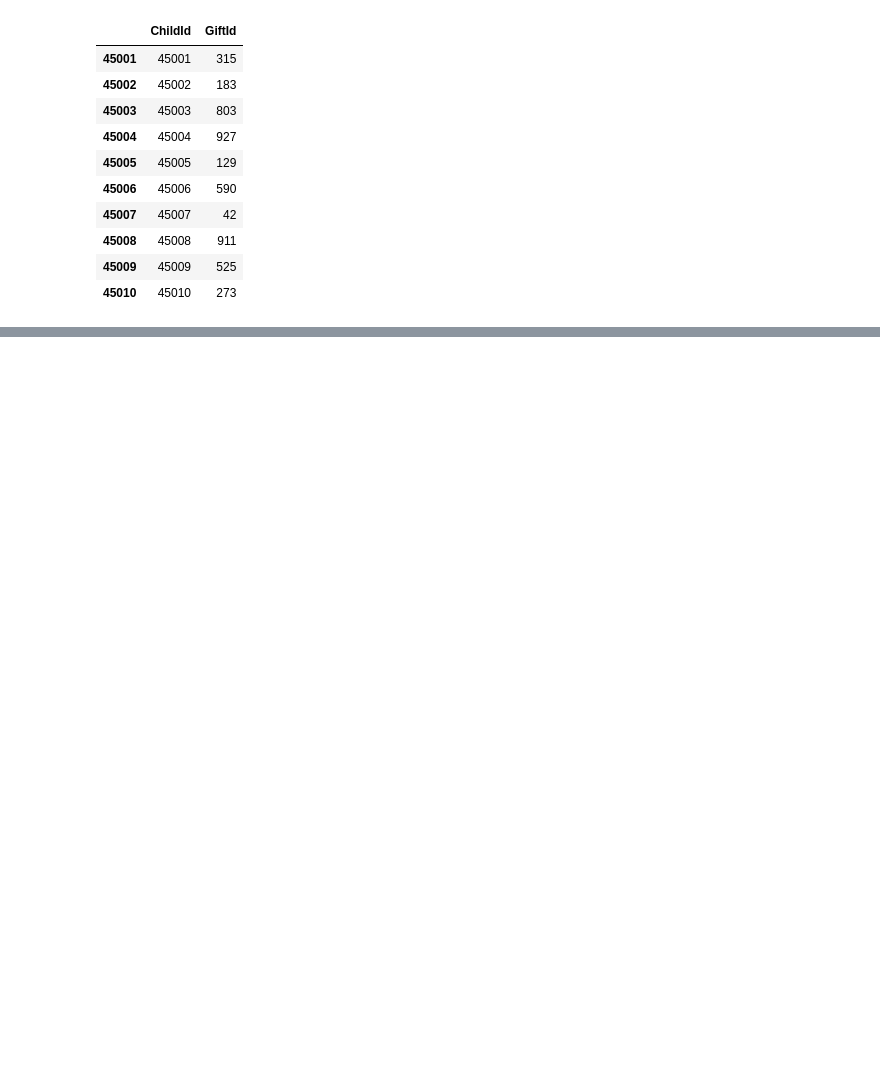
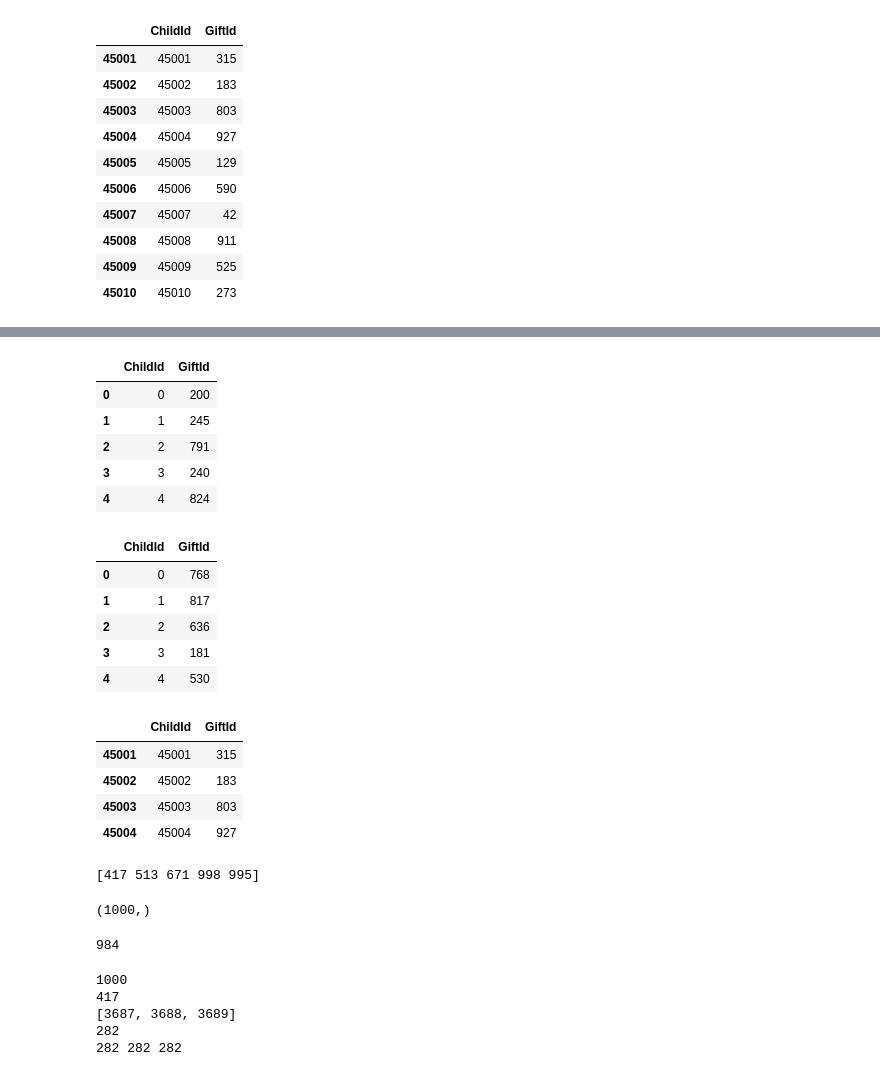
Before and after one commit to PKUGoodSpeed/Kaggle-SantaGift, a Jupyter notebook: notebook/improved.ipynb, the cells around one changed output, grey strips where cells are left out. Drawn from its saved outputs; the diff is of its cells as text; code cells hidden in the pictures; blank space fills up the shorter version.

```diff
--- a/notebook/improved.ipynb
+++ b/notebook/improved.ipynb
@@ -446,0 +449,64 @@ display(output[:10])
+# %%
+## 3 = 1+1+1
+GIFT_POOL = [[]]*N_GIFT_TYPE
+display(tri_df[:5])
+display(twin_df[: 5])
+display(output[45001:45005])
+# %% [output]
+|  | ChildId | GiftId |
+| 0 | 0 | 200 |
+| 1 | 1 | 245 |
+| 2 | 2 | 791 |
+| 3 | 3 | 240 |
+| 4 | 4 | 824 |
+|  | ChildId | GiftId |
+| 0 | 0 | 768 |
+| 1 | 1 | 817 |
+| 2 | 2 | 636 |
+| 3 | 3 | 181 |
+| 4 | 4 | 530 |
+|  | ChildId | GiftId |
+| 45001 | 45001 | 315 |
+| 45002 | 45002 | 183 |
+| 45003 | 45003 | 803 |
+| 45004 | 45004 | 927 |
+# %%
+tr_shuffle = np.random.permutation(range(0, N_TRIPLET))[:1000]
+triplet_idx = tri_df['GiftId'].values
+tr_sp = triplet_idx[tr_shuffle]
+print tr_sp[:5]
+# %% [output]
+[417 513 671 998 995]
+# %%
+TWIN_POOL = [[] for i in range(N_GIFT_TYPE)]
+for i,g in enumerate(twin_df['GiftId'].values):
+    TWIN_POOL[g].append(i)
+print np.shape(TWIN_POOL)
+# %% [output]
+(1000,)
+# %%
+SINGLE_POOL = [[] for i in range(N_GIFT_TYPE)]
+for [c,g] in output[45001:].as_matrix():
+    SINGLE_POOL[g].append(c)
+print len(SINGLE_POOL[0])
+# %% [output]
+984
+# %%
+pool31 = []
+map_31 = []
+for i in range(1000):
+    pool31.append(tr_sp[i])
+    tr = tr_shuffle[i]
+    map_31.append([tr*3, tr*3+1, tr*3+2])
+print len(pool31)
+print pool31[0]
+print map_31[0]
+print triplet_idx[3054/3]
+pick = output.GiftId.values
+print pick[3054], pick[3055], pick[3056]
+# %% [output]
+1000
+417
+[3687, 3688, 3689]
+282
+282 282 282
```
Also changed, not shown: parts of 29 cells of this notebook, 2 other files.
